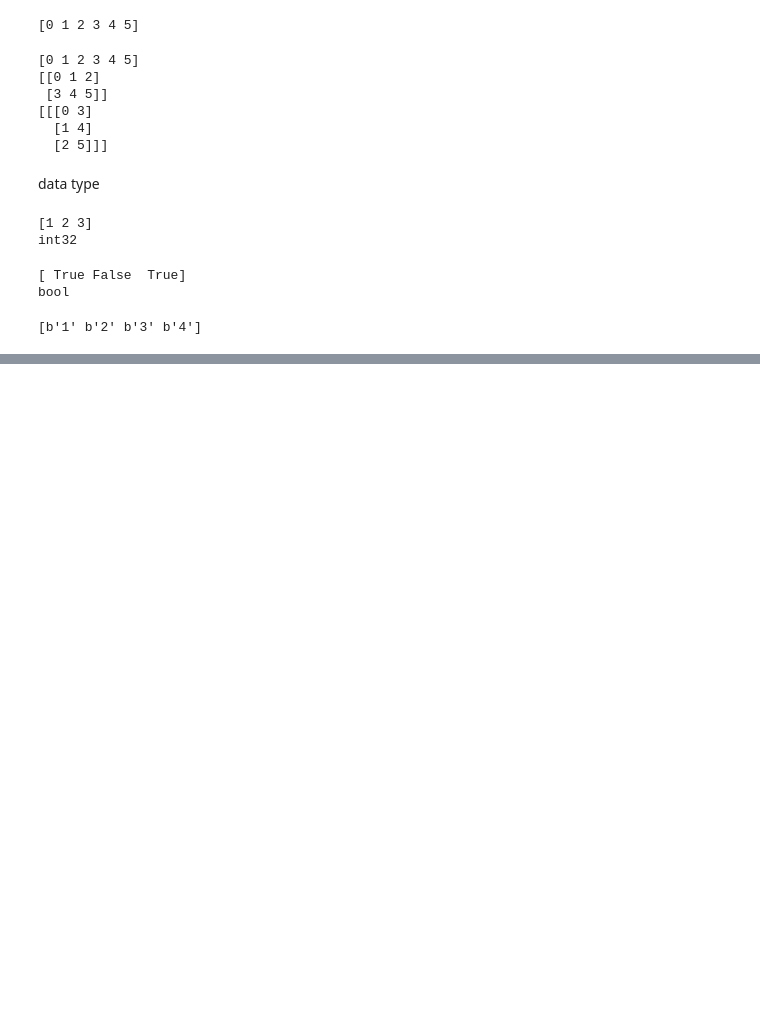
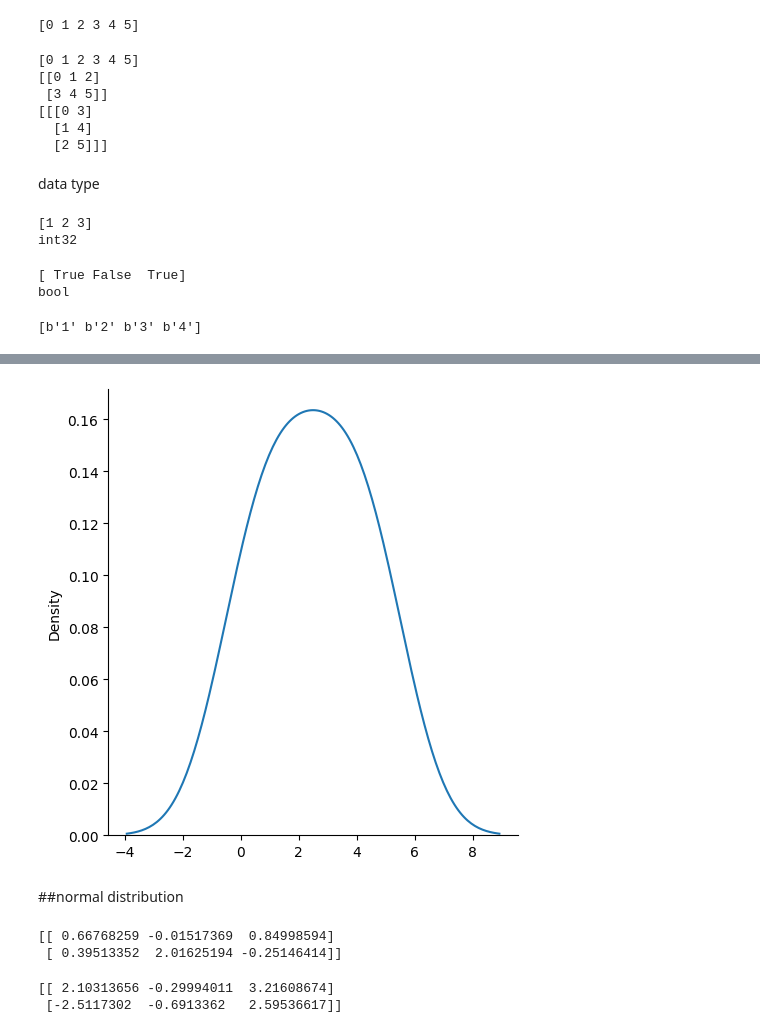
Before and after one commit to shreyasstha/data, a Jupyter notebook: numpy.ipynb, the cells around one changed output, grey strips where cells are left out. Cells and saved outputs as stored; diff of their text form; code cells hidden in the pictures; blank space fills up the shorter version.

```diff
--- a/numpy.ipynb
+++ b/numpy.ipynb
@@ -162,0 +224,21 @@ print(arr)
+# %%
+sns.displot([0,1,2,3,4,5], kind="kde")
+plt.show()
+# %% [output]
+[figure, added]
+# %% [markdown]
+##normal distribution
+# %%
+from numpy import random
+x = random.normal(size = (2,3))
+print(x)
+# %% [output]
+[[ 0.66768259 -0.01517369  0.84998594]
+ [ 0.39513352  2.01625194 -0.25146414]]
+# %%
+from numpy import random
+x = random.normal(loc=1, scale=2, size = (2,3))
+print(x)
+# %% [output]
+[[ 2.10313656 -0.29994011  3.21608674]
+ [-2.5117302  -0.6913362   2.59536617]]
```
Also changed, not shown: parts of 17 cells of this notebook.
